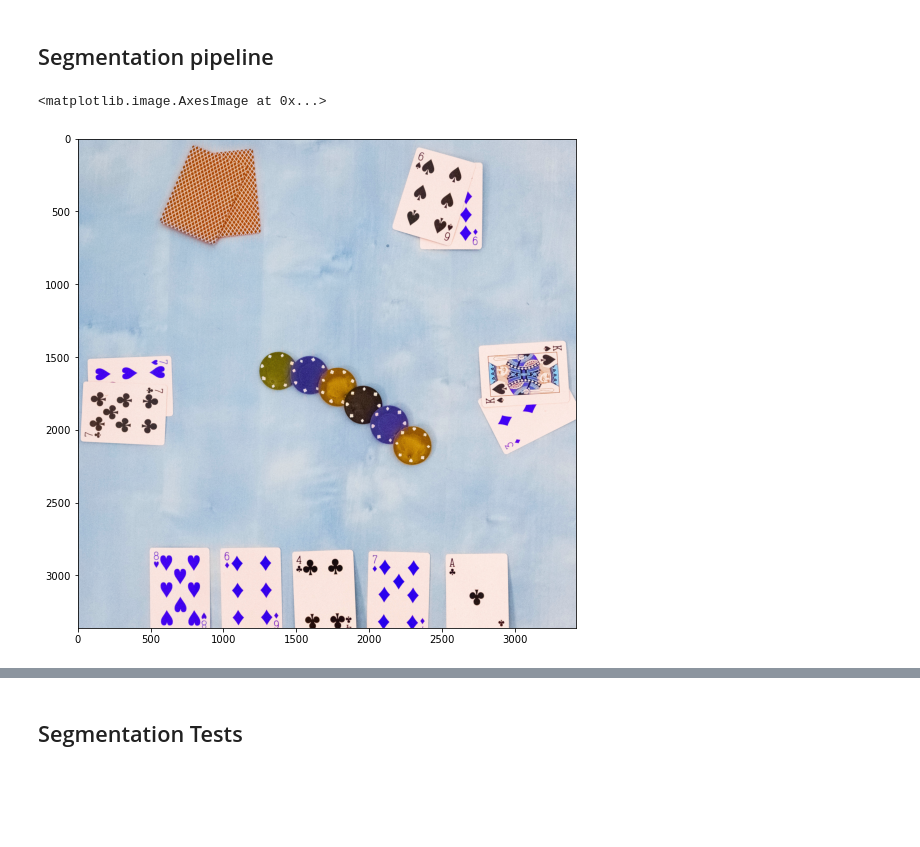
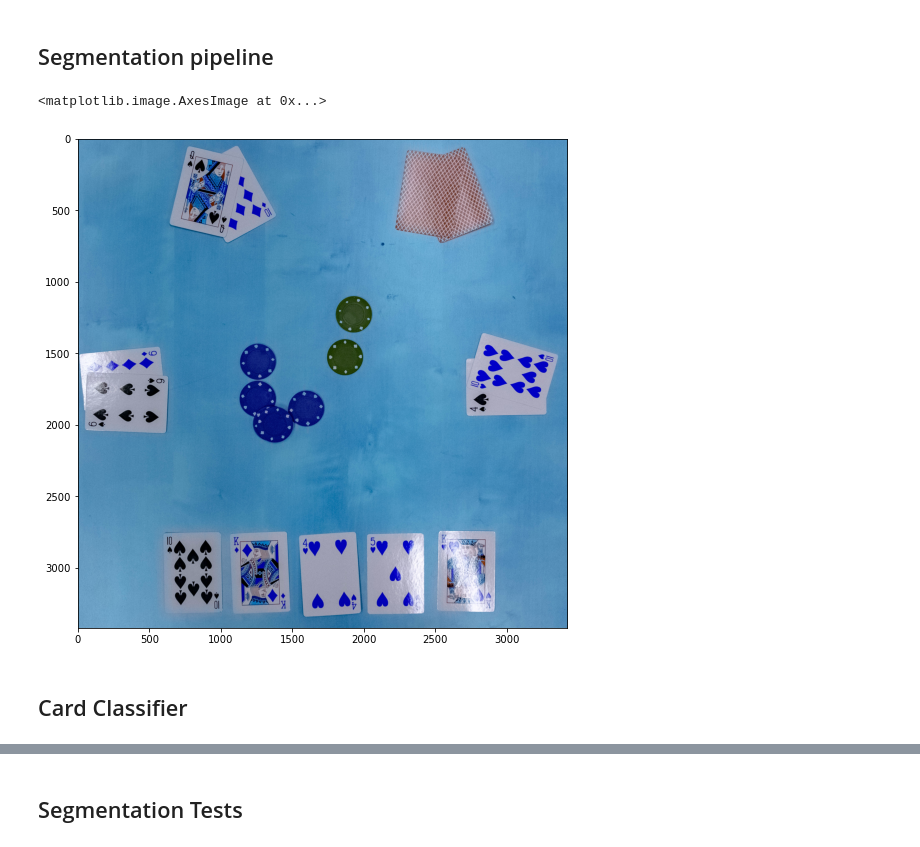
Before and after one commit to JerBaf/EE-451-labs, a Jupyter notebook: final_project/Jeremy_test.ipynb, the cells around one changed output, grey strips where cells are left out. Drawn from its saved outputs; the diff is of its cells as text; code cells hidden in the pictures; blank space fills up the shorter version.

```diff
--- a/final_project/Jeremy_test.ipynb
+++ b/final_project/Jeremy_test.ipynb
@@ -18,7 +15,7 @@ The autoreload extension is already loaded. To reload it, use:
 ### Segmentation Helpers
 # %%
 reduction_factor = 30 #30
-table_im_big = cv2.imread("data/train/train_09.jpg")
+table_im_big = cv2.imread("data/train/train_22.jpg")
 target_size = (int(table_im_big.shape[1]/reduction_factor),
                int(table_im_big.shape[0]/reduction_factor))
 table_im = cv2.resize(table_im_big,target_size)
@@ -68,23 +29,25 @@ ax.imshow(test)
 # %%
 gray_sobel = cv2.cvtColor(sobel_filter(table_im,balance=1), cv2.COLOR_BGR2GRAY)
 log = LoG(gray_sobel,sigma=1,tr=20)
 ### Detect center
 kernel = np.ones((7,7))
 inverse_log = -log + 1
 start_mask = cv2.morphologyEx(inverse_log, cv2.MORPH_OPEN, kernel)
 x_center, y_center = start_mask.shape[0]/2,start_mask.shape[1]/2
 start_indices = zip(np.where(start_mask == 1)[0],np.where(start_mask == 1)[1])
 start = sorted(start_indices,key=lambda l: np.power((l[0]-x_center,l[1]-y_center),2).sum())[0]
 ### Segment table
-kernel = np.ones((2,2))
+kernel = np.ones((3,3))
 inverse_log = cv2.morphologyEx(inverse_log, cv2.MORPH_OPEN, kernel)
 segmentation = np.zeros(inverse_log.shape,dtype=np.uint8)
 for i in iterative_grow(inverse_log,start[0],start[1],0.5):
     segmentation[i[0],i[1]] = 255
-corners = retrieve_corners_opt(segmentation)
-table_segmentation = extract_table(table_im_big,corners,reduction_factor)
+corners = retrieve_corners_alt(segmentation)
+table_segmentation = extract_table_alt(table_im_big,corners,reduction_factor)
 fig,ax = plt.subplots(figsize=(16,9))
 ax.imshow(table_segmentation)
 # %% [output]
 <matplotlib.image.AxesImage at 0x...>
-[figure, old version]
+[figure, new version]
+# %% [markdown]
+## Card Classifier
```
Also changed, not shown: parts of 34 cells of this notebook, 1 other file.
